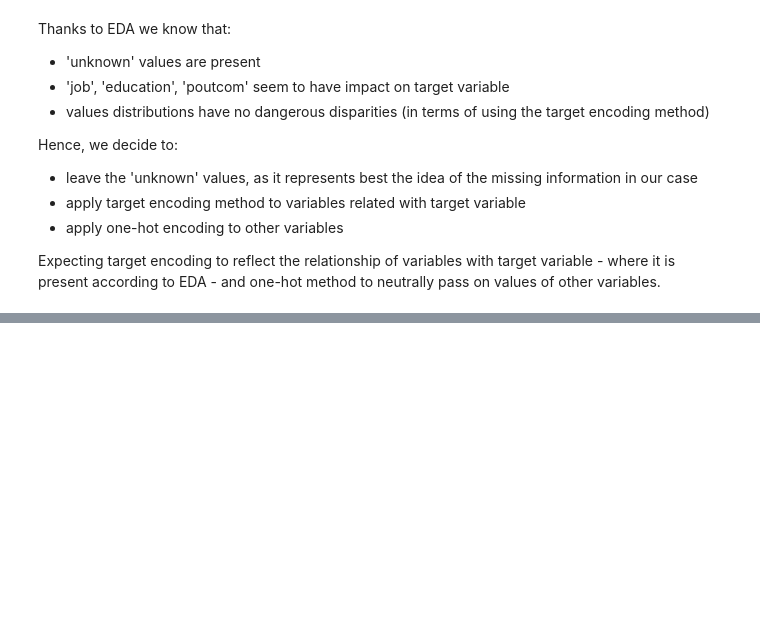
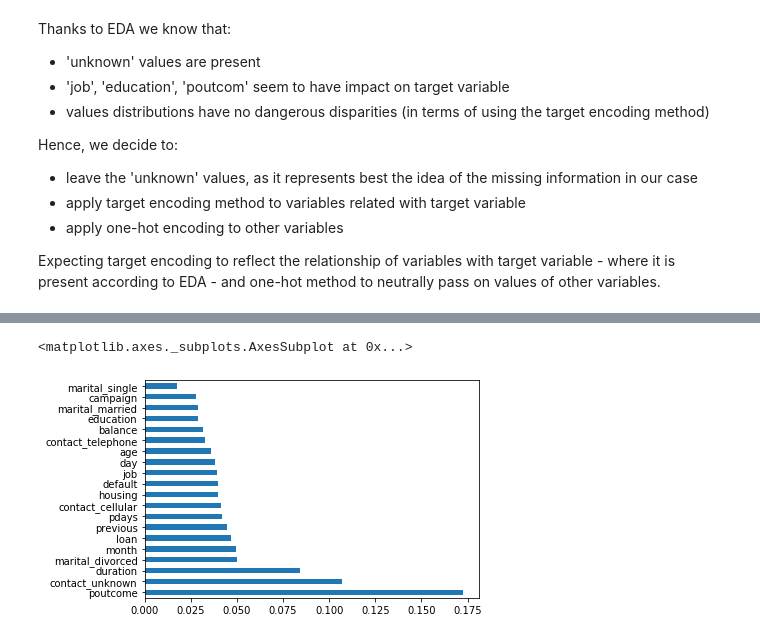
Before and after one commit to okcze/WUM-project-1, a Jupyter notebook: features_engr.ipynb, the cells around one changed output, grey strips where cells are left out. Drawn from its saved outputs; the diff is of its cells as text; code cells hidden in the pictures; blank space fills up the shorter version.

```diff
--- a/features_engr.ipynb
+++ b/features_engr.ipynb
@@ -111,0 +161,2 @@ X.head(10)
+# %%
+X_train,X_test,y_train,y_test = train_test_split(X,y,test_size=0.2,random_state = 42)
@@ -111,0 +170,8 @@ X.head(10)
+# %%
+param = {'objective': 'binary:logistic'}
+param['nthread'] = 4
+param['eval_metric'] = 'accuracy'
+# %%
+model = xgb.XGBClassifier(param = param)
+kfold = KFold(n_splits=7, random_state=7)
+cross_val_score(model, X_train, y_train, cv=kfold).mean()
@@ -111,0 +180,2 @@ X.head(10)
+# %%
+model.fit(X_train,y_train)
@@ -111,0 +195,6 @@ X.head(10)
+# %%
+feat_importances = pd.Series(model.feature_importances_, index=cols)
+feat_importances.nlargest(20).plot(kind='barh')
+# %% [output]
+<matplotlib.axes._subplots.AxesSubplot at 0x...>
+[figure, added]
```
Also changed, not shown: parts of 15 cells of this notebook.
